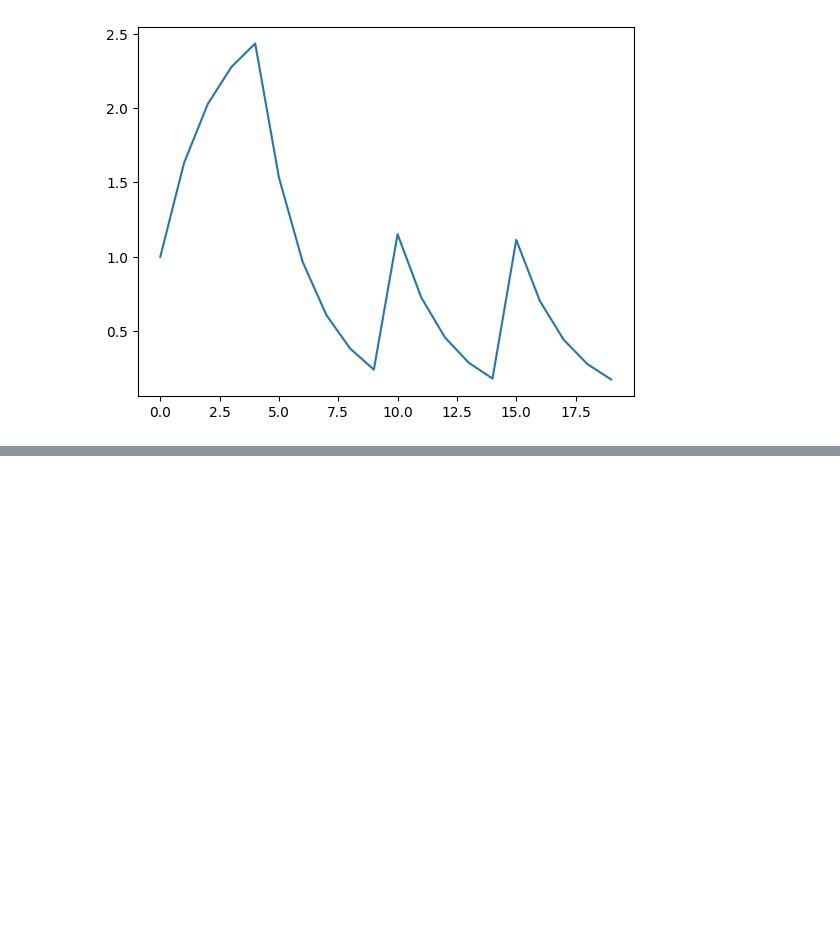
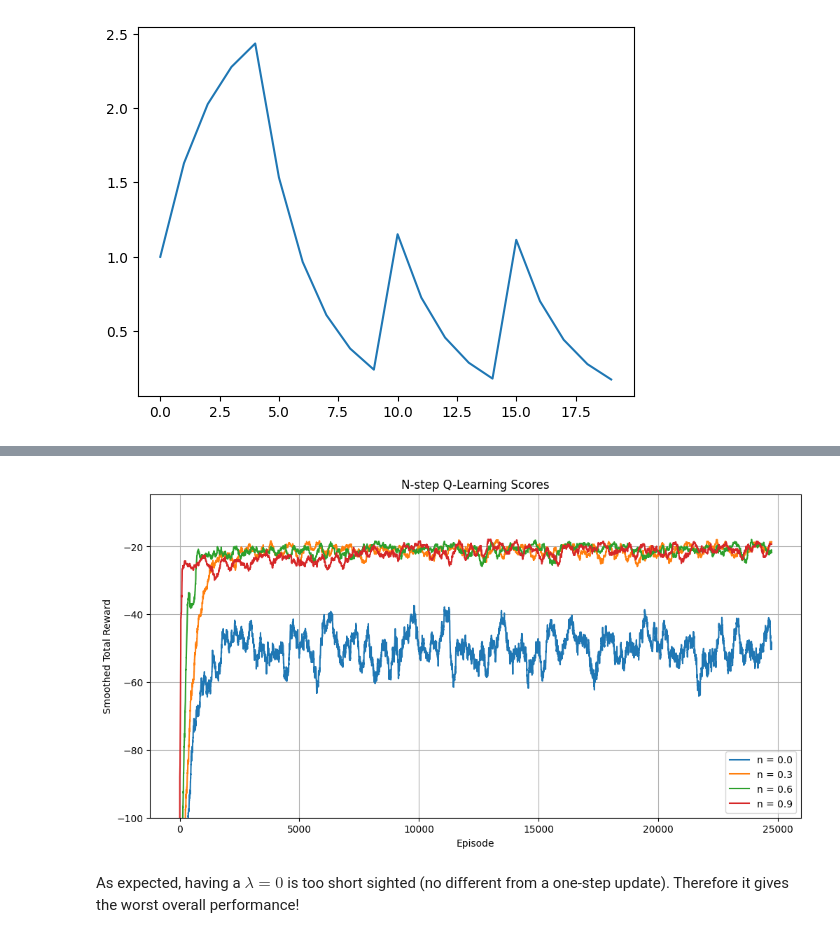
Before and after one commit to manashchak/mcb_PyTorch-Adventures, a Jupyter notebook: PyTorch for Reinforcement Learning/Intro to Reinforcement Learning/Model-Free Learning/td_lambda.ipynb, the cells around one changed output, grey strips where cells are left out. Saved outputs shown, nothing was run; the diff lists cells and outputs as text; code cells hidden in the pictures; blank space fills up the shorter version.

```diff
--- a/PyTorch for Reinforcement Learning/Intro to Reinforcement Learning/Model-Free Learning/td_lambda.ipynb
+++ b/PyTorch for Reinforcement Learning/Intro to Reinforcement Learning/Model-Free Learning/td_lambda.ipynb
@@ -158,7 +158,6 @@ def test_policy(policy, env, num_episodes=100):
 
     success_rate = np.mean([1 if r > -100 else 0 for r in total_rewards])
     print(f"Success Rate: {success_rate * 100:.2f}%")
-    return success_rate
 
 env = gym.make('CliffWalking-v0')
 lambda_q_learning(env)
@@ -419,0 +491,9 @@ And this is identical to what we had in our left hand side, therefore we have pr
+# %%
+lambdas = [0.0, 0.3, 0.6, 0.9]
+rewards = []
+
+for l in lambdas:
+    Q, episode_rewards = lambda_q_learning(env, lambda_weight=l)
+    rewards.append(episode_rewards)
+    policy = Q.argmax(axis=-1)
+    test_policy(policy, env)
@@ -419,0 +509,17 @@ And this is identical to what we had in our left hand side, therefore we have pr
+# %%
+import matplotlib.pyplot as plt
+plt.figure(figsize=(12, 6))
+for l, reward in zip(lambdas, rewards):
+    smoothed = np.convolve(reward, np.ones(250)/250, mode='valid')
+    plt.plot(smoothed, label=f"n = {l}")
+plt.xlabel("Episode")
+plt.ylabel("Smoothed Total Reward")
+plt.ylim(-100)
+plt.title("N-step Q-Learning Scores")
+plt.legend()
+plt.grid()
+plt.show()
+# %% [output]
+[figure, added]
+# %% [markdown]
+As expected, having a $\lambda=0$ is too short sighted (no different from a one-step update). Therefore it gives the worst overall performance!
```
Also changed, not shown: parts of 4 cells of this notebook.
